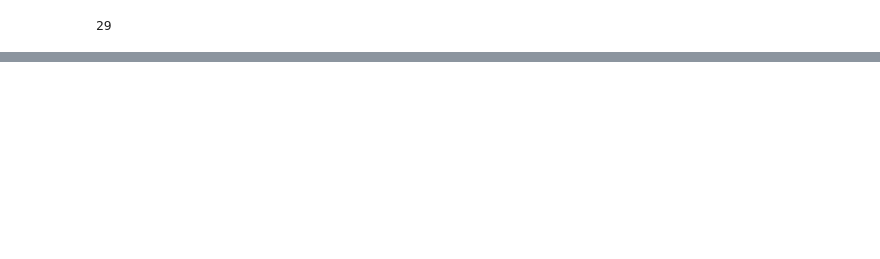
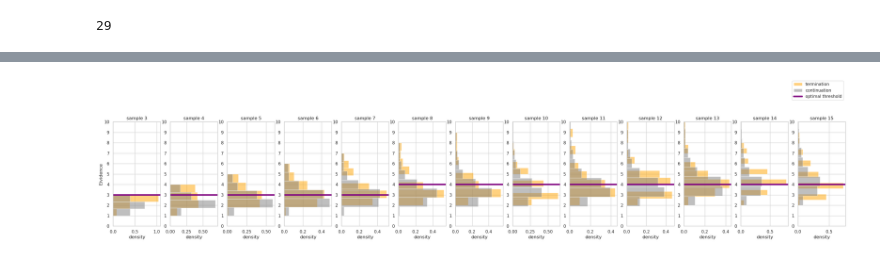
Before and after one commit to jennyqsun/evidence-chain, a Jupyter notebook: analysis/roc_runs_varying_count.ipynb, the cells around one changed output, grey strips where cells are left out. Cells and saved outputs as stored; diff of their text form; code cells hidden in the pictures; blank space fills up the shorter version.

```diff
--- a/analysis/roc_runs_varying_count.ipynb
+++ b/analysis/roc_runs_varying_count.ipynb
@@ -256,0 +306,26 @@ fig.savefig(f'{FIG_DIR}auc_curve_{stimdur}.png', dpi=300,bbox_inches='tight')
+# %%
+fig, ax = plt.subplots(1,len(position_range),figsize = (35,5))
+my_labels =['termination', 'continuation', 'optimal threshold']
+
+for i, p in enumerate(position_range):
+    dataset, dataset_resp = make_dataset(p, count, chain_matrix)
+    bound = np.array(get_max_runs(dataset))
+    bound_stopped = bound[dataset_resp]
+    bound_cont = bound[~dataset_resp]
+    nbins = len(np.unique(bound_cont))
+
+    ax[i].hist(bound_stopped, density = True, orientation="horizontal",alpha=0.5, color = 'orange', label = my_labels[0], bins =nbins, )
+    ax[i].hist(bound_cont, density = True,orientation="horizontal", alpha=0.5, color = 'grey', label = my_labels[1],  bins =nbins)
+    ax[i].yaxis.set_major_locator(MaxNLocator(integer=True))
+    ax[i].axhline(GMEANS_train[i], color = 'purple', linewidth = 4, label = my_labels[2])
+    ax[i].set_ylim(0,10)
+    my_labels = ['__nolabels__']*3
+    ax[i].set_xlabel('density')
+    if i ==0:
+        ax[i].set_ylabel('Eividence')
+    ax[i].set_title(f"sample {p+1}")
+fig.legend(bbox_to_anchor=(0.9,0.2,0,1))
+fig.subplots_adjust(hspace=0.2)
+fig.savefig(f'{FIG_DIR}count_dist_per_sample_{stimdur}.png', dpi=300,bbox_inches='tight')
+# %% [output]
+[figure, added]
```
Also changed, not shown: parts of 15 cells of this notebook, 20 other files.
